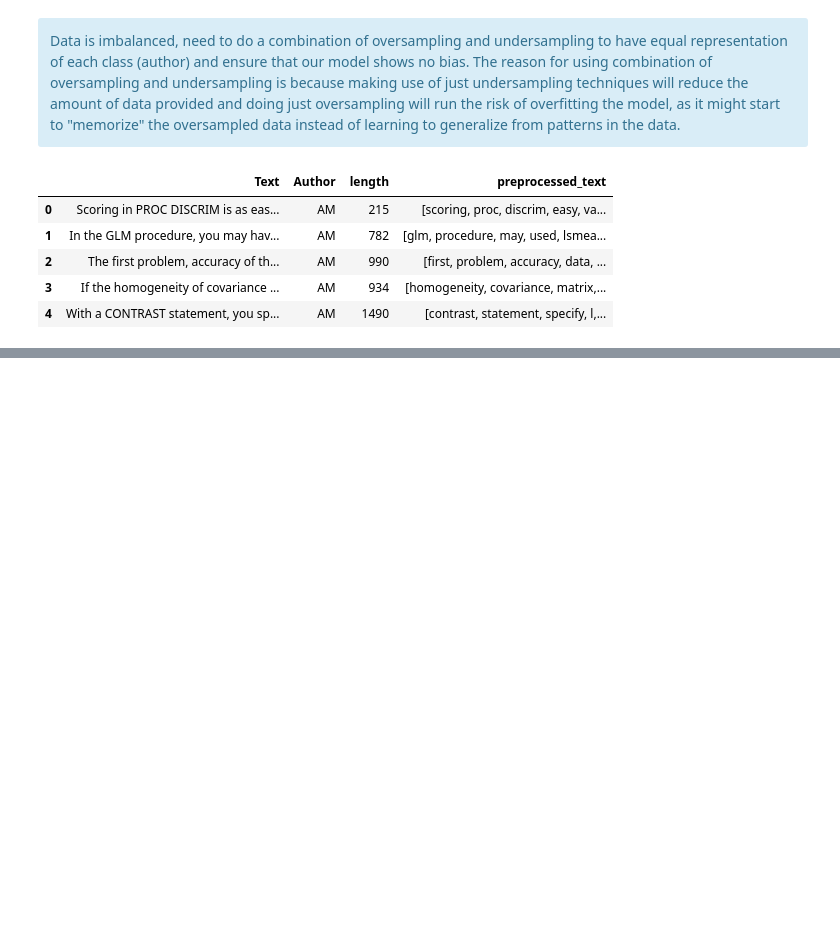
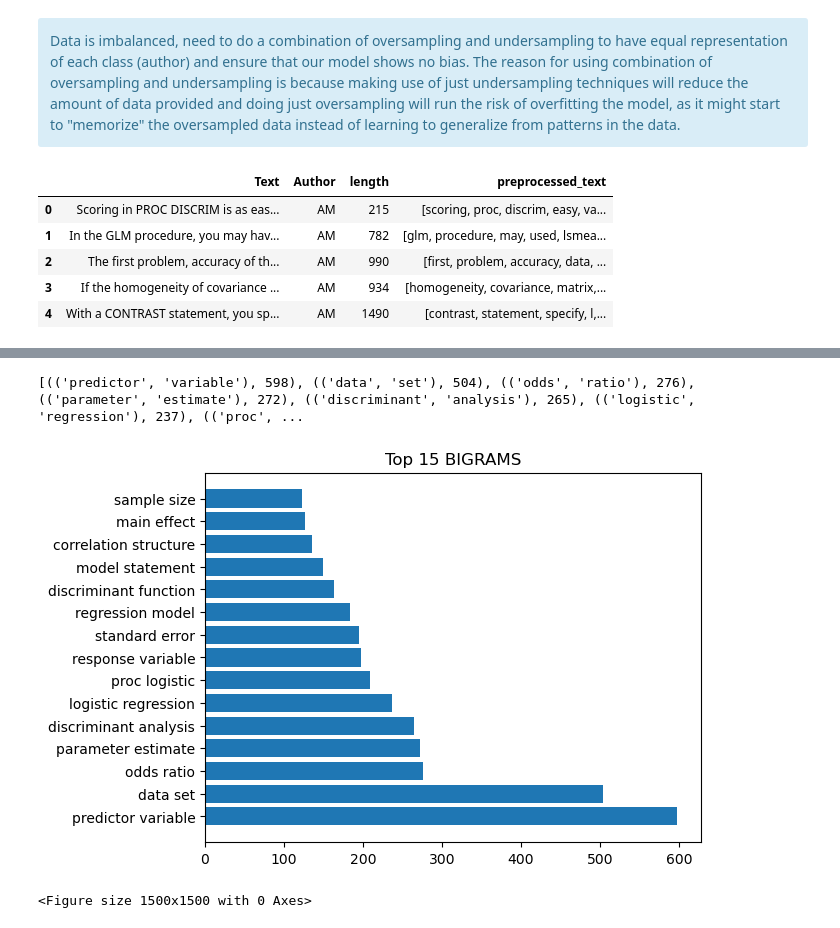
Before and after one commit to gangula-karthik/NLP-Assignment, a Jupyter notebook: 223715Y_Karthik.ipynb, the cells around one changed output, grey strips where cells are left out. Cells and saved outputs as stored; diff of their text form; code cells hidden in the pictures; blank space fills up the shorter version.

```diff
--- a/223715Y_Karthik.ipynb
+++ b/223715Y_Karthik.ipynb
@@ -178,0 +210,15 @@ df_train.head()
+# %%
+all_bigrams = list(bigrams(all_tokens))
+bigram_freq = FreqDist(all_bigrams)
+print(bigram_freq.most_common(10))
+
+bigrams, counts = zip(*bigram_freq.most_common(15))
+bigram_labels = [' '.join(bigram) for bigram in bigrams]
+plt.barh(bigram_labels, counts)
+plt.title('Top 15 BIGRAMS')
+plt.figure(figsize = (15, 15))
+plt.show()
+# %% [output]
+[(('predictor', 'variable'), 598), (('data', 'set'), 504), (('odds', 'ratio'), 276), (('parameter', 'estimate'), 272), (('discriminant', 'analysis'), 265), (('logistic', 'regression'), 237), (('proc', ...
+[figure, added]
+<Figure size 1500x1500 with 0 Axes>
```
Also changed, not shown: parts of 5 cells of this notebook.
